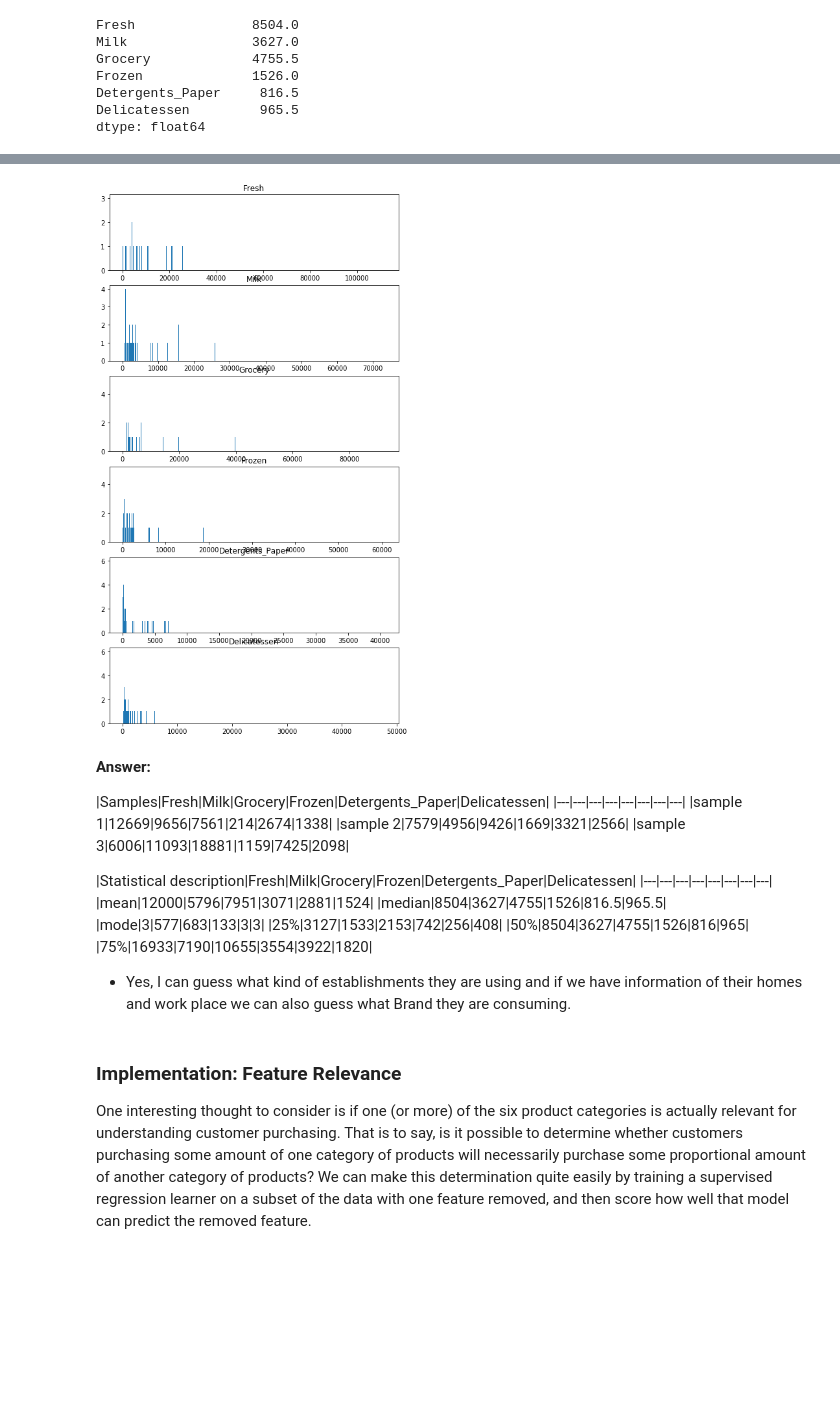
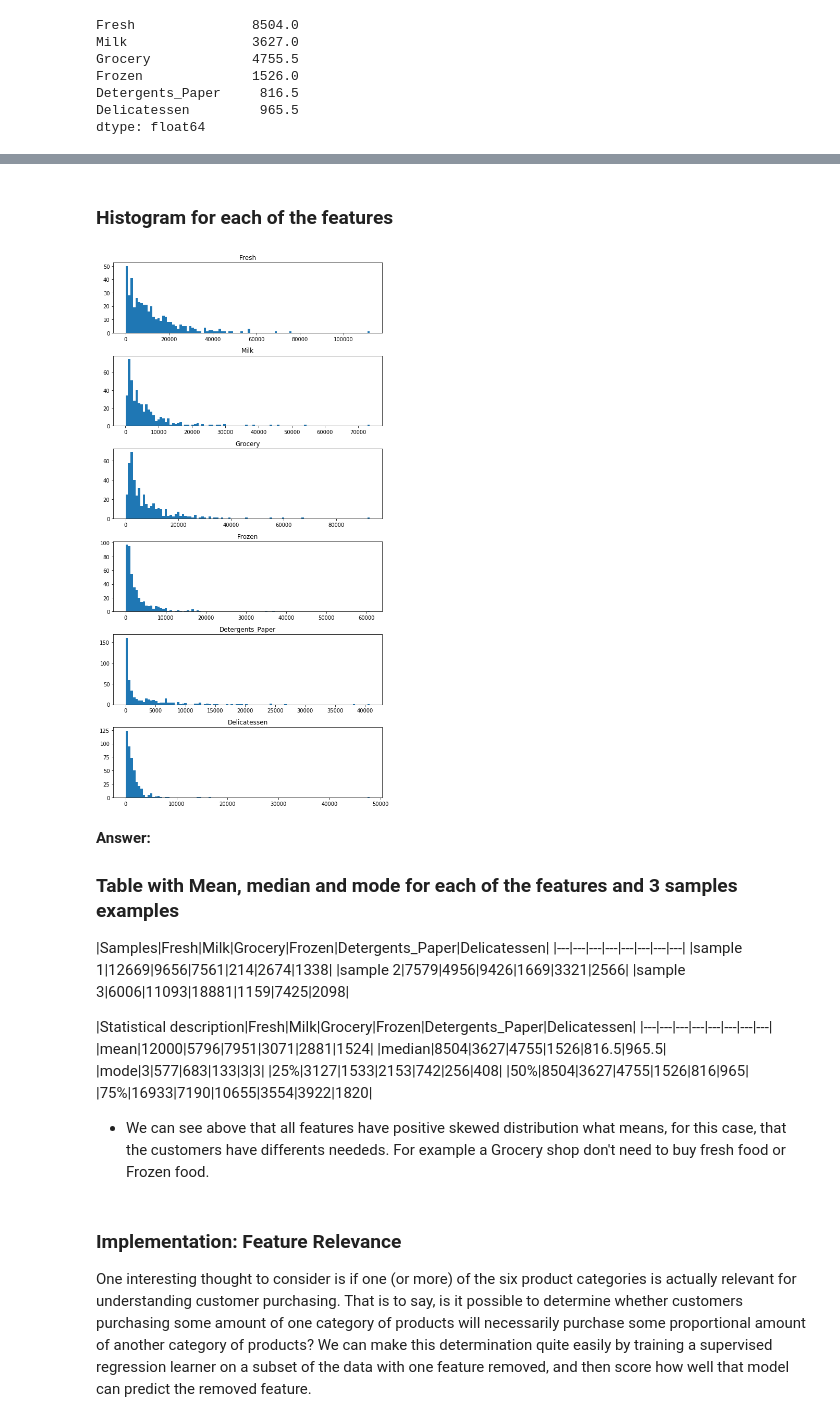
Before and after one commit to rodrigomaruyama/data_science, a Jupyter notebook: customers_segments/customer_segments.ipynb, the cells around one changed output, grey strips where cells are left out. Cells and saved outputs as stored; diff of their text form; code cells hidden in the pictures; blank space fills up the shorter version.

```diff
--- a/customers_segments/customer_segments.ipynb
+++ b/customers_segments/customer_segments.ipynb
@@ -124,21 +106,26 @@ Name: Fresh, dtype: float64
+# %% [markdown]
+### Histogram for each of the features
 # %%
 # https://stackoverflow.com/questions/46713186/matplotlib-loop-make-subplot-for-each-category?rq=1&utm_medium=organic&utm_source=google_rich_qa&utm_campaign=google_rich_qa
 # https://stackoverflow.com/questions/6541123/improve-subplot-size-spacing-with-many-subplots-in-matplotlib?utm_medium=organic&utm_source=google_rich_qa&utm_campaign=google_rich_qa
+# https://matplotlib.org/2.0.2/users/tight_layout_guide.html
+
 import matplotlib.pyplot as plt
-freq = {}
 count = 1
 fig = plt.figure(figsize=(8, 15))
-fig.tight_layout()
 for c in data.columns:
     y = data.loc[:,c]
     ax = fig.add_subplot(6,1,count)
-    ax.hist(y, bins=8000)
+    ax.hist(y, bins=100)
     ax.set_title(c)
     count += 1
+fig.tight_layout()
 # %% [output]
-[figure, old version]
+[figure, new version]
 # %% [markdown]
 **Answer:**
+
+### Table with Mean, median and mode for each of the features and 3 samples examples
 
 |Samples|Fresh|Milk|Grocery|Frozen|Detergents_Paper|Delicatessen|
 |---|---|---|---|---|---|---|---|
@@ -155,7 +142,7 @@ for c in data.columns:
 |50%|8504|3627|4755|1526|816|965|
 |75%|16933|7190|10655|3554|3922|1820|
 
-- Yes, I can guess what kind of establishments they are using and if we have information of their homes and work place we can also guess what Brand they are consuming.
+- We can see above that all features have positive skewed distribution what means, for this case, that the customers have differents neededs. For example a Grocery shop don't need to buy fresh food or Frozen food.
 # %% [markdown]
 ### Implementation: Feature Relevance
 One interesting thought to consider is if one (or more) of the six product categories is actually relevant for understanding customer purchasing. That is to say, is it possible to determine whether customers purchasing some amount of one category of products will necessarily purchase some proportional amount of another category of products? We can make this determination quite easily by training a supervised regression learner on a subset of the data with one feature removed, and then score how well that model can predict the removed feature.
```
Also changed, not shown: parts of 5 cells of this notebook.
